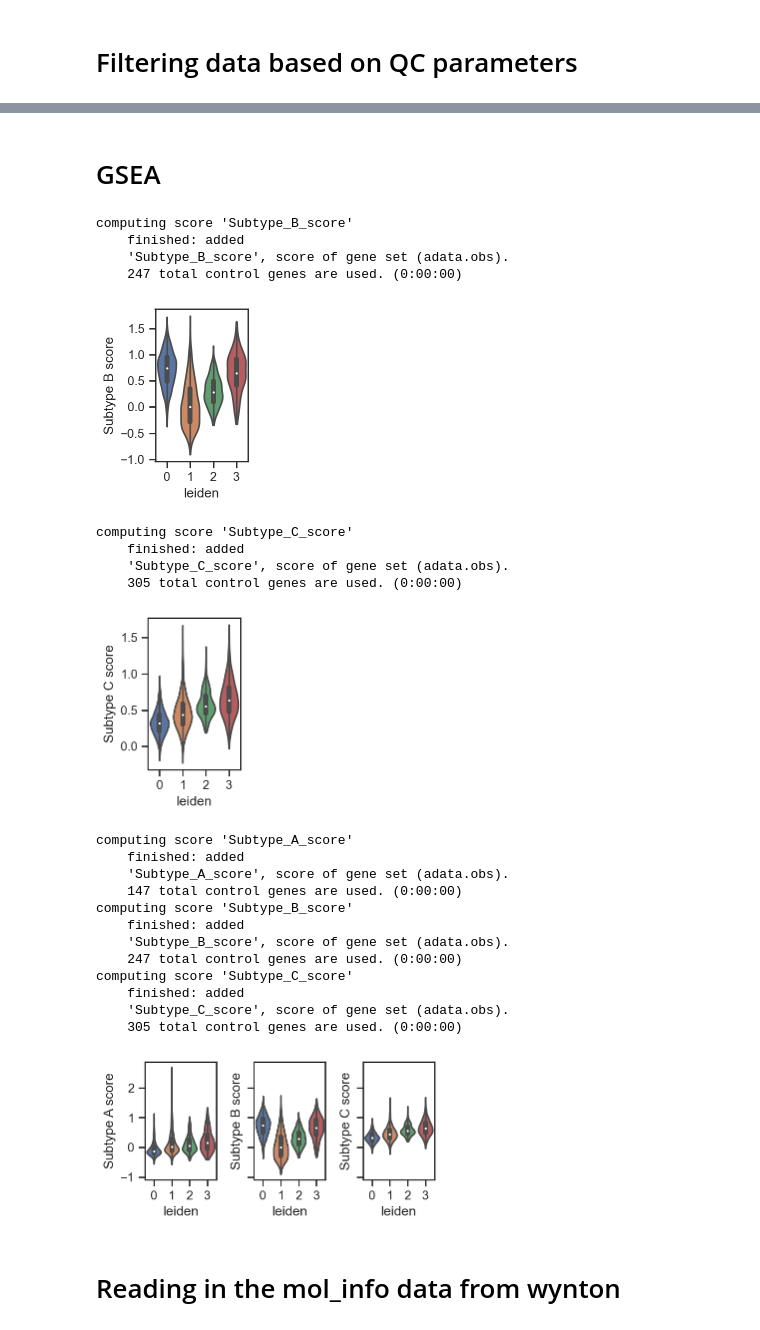
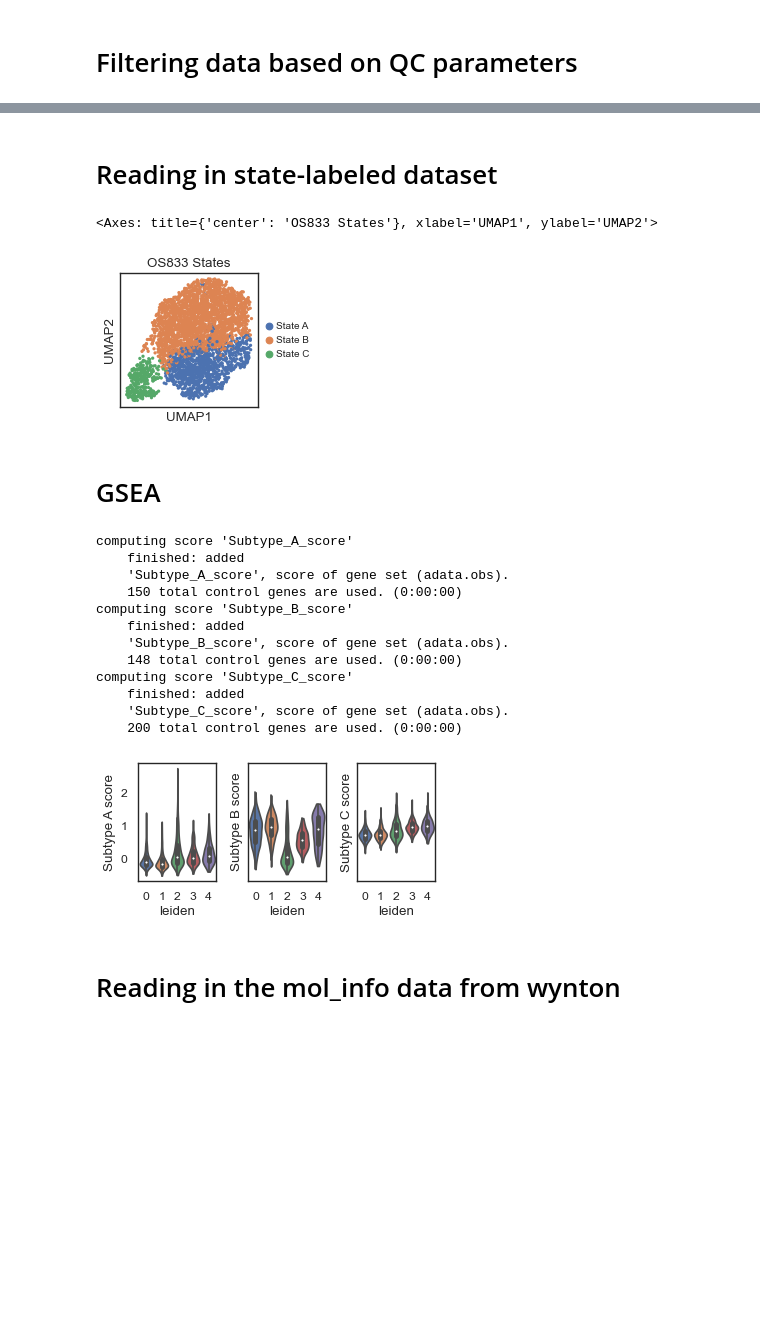
Before and after one commit to brendamelano/Reprogramming_Osteosarcoma, a Jupyter notebook: Perturb_seq_analysis/OS833_perturbseq_analysis.ipynb, the cells around one changed output, grey strips where cells are left out. Cells and saved outputs as stored; diff of their text form; code cells hidden in the pictures; blank space fills up the shorter version.

Commit message:
OS833 perturb-seq

```diff
--- a/Perturb_seq_analysis/OS833_perturbseq_analysis.ipynb
+++ b/Perturb_seq_analysis/OS833_perturbseq_analysis.ipynb
@@ -281,3 +275,24 @@ running Leiden clustering
+# %% [markdown]
+# Reading in state-labeled dataset
+# %%
+# Reading in the adata file from the subtype data
+adata = scv.read("/Users/brendamelano/Desktop/Reprogramming_Osteosarcoma/Perturb_seq_analysis/OS833/OS833_perturbseq_adata_state_labeled.h5ad")
+
+
+
+# Plotting based on UMAP
+sc.pl.umap(adata,
+           color=['State'],
+           legend_fontsize=9,
+           title="OS833 States",
+           show=False)  # Prevent the figure from displaying immediately
+
+
+# Save the figure manually to Desktop
+#plt.savefig('/Users/brendamelano/Desktop/UMAP_OS833_State.svg', format='svg', dpi=300)
+# %% [output]
+<Axes: title={'center': 'OS833 States'}, xlabel='UMAP1', ylabel='UMAP2'>
+[figure, added]
 # %% [markdown]
 # GSEA
 # %%
@@ -301,14 +316,6 @@ subtype_B_genes = [x.strip() for x in open('/Users/brendamelano/Desktop/gmt_file
 subtype_B_genes = [x for x in subtype_B_genes if x in adata.var_names]
 
 
-# Computing gsea
-sc.tl.score_genes(adata, subtype_B_genes, ctrl_size=50, gene_pool=None, n_bins=25,
-                  score_name='Subtype_B_score', random_state=0, copy=False, use_raw=None)
-
-# Plotting subtype B violin plot
-sc.pl.violin(adata, ['Subtype_B_score'], groupby='leiden', stripplot=False, inner='box',
-             ylabel = 'Subtype B score')
-
 # reading in gene lists for gsea
 subtype_C_genes = [x.strip() for x in open('/Users/brendamelano/Desktop/gmt_files/Subtype_C_module.csv')]
 
@@ -320,62 +327,46 @@ adata.var_names_make_unique()
 subtype_C_genes = [x for x in subtype_C_genes if x in adata.var_names]
 
 
-# Computing gsea
-sc.tl.score_genes(adata, subtype_C_genes, ctrl_size=50, gene_pool=None, n_bins=25,
-                  score_name='Subtype_C_score', random_state=0, copy=False, use_raw=None)
-
-sc.pl.violin(adata, ['Subtype_C_score'], groupby='leiden', stripplot=False, inner='box',
-             ylabel = 'Subtype C score')
 
 genes_lists = [Subtype_A_genes, subtype_B_genes, subtype_C_genes]
 score_names = ['Subtype_A_score', 'Subtype_B_score', 'Subtype_C_score']
 
 # Making variable names unique
 adata.var_names_make_unique()
 
 # Compute GSEA scores and keep only genes present in 'adata'
 for genes, score_name in zip(genes_lists, score_names):
     valid_genes = [gene for gene in genes if gene in adata.var_names]
     sc.tl.score_genes(adata, valid_genes, ctrl_size=50, gene_pool=None, n_bins=25,
                       score_name=score_name, random_state=0, copy=False, use_raw=None)
 
 # Create a figure with 3 subplots
 fig, axes = plt.subplots(1, 3, figsize=(4.5, 2.3), sharey=True)
 
 # Plotting each violin plot in a subplot
 for i, score_name in enumerate(score_names):
     sc.pl.violin(adata, [score_name], groupby='leiden', stripplot=False, inner='box',
                  ylabel=score_name.replace('_', ' '), ax=axes[i], show=False)
 
 # Adjust the layout
 plt.tight_layout()
 
 # Save the figure as an SVG file
 #plt.savefig('/Users/brendamelano/Desktop/OS742violin_plots.svg', format='svg')
 # %% [output]
+computing score 'Subtype_A_score'
+    finished: added
+    'Subtype_A_score', score of gene set (adata.obs).
+    150 total control genes are used. (0:00:00)
 computing score 'Subtype_B_score'
     finished: added
     'Subtype_B_score', score of gene set (adata.obs).
-    247 total control genes are used. (0:00:00)
+    148 total control genes are used. (0:00:00)
+computing score 'Subtype_C_score'
+    finished: added
+    'Subtype_C_score', score of gene set (adata.obs).
+    200 total control genes are used. (0:00:00)
-[figure, old version]
+[figure, new version]
-computing score 'Subtype_C_score'
-    finished: added
-    'Subtype_C_score', score of gene set (adata.obs).
-    305 total control genes are used. (0:00:00)
-[figure, removed]
-computing score 'Subtype_A_score'
-    finished: added
-    'Subtype_A_score', score of gene set (adata.obs).
-    147 total control genes are used. (0:00:00)
-computing score 'Subtype_B_score'
-    finished: added
-    'Subtype_B_score', score of gene set (adata.obs).
-    247 total control genes are used. (0:00:00)
-computing score 'Subtype_C_score'
-    finished: added
-    'Subtype_C_score', score of gene set (adata.obs).
-    305 total control genes are used. (0:00:00)
-[figure, removed]
 # %% [markdown]
 # Reading in the mol_info data from wynton
 # %%
```
Also changed, not shown: parts of 12 cells of this notebook, 5 other files.
